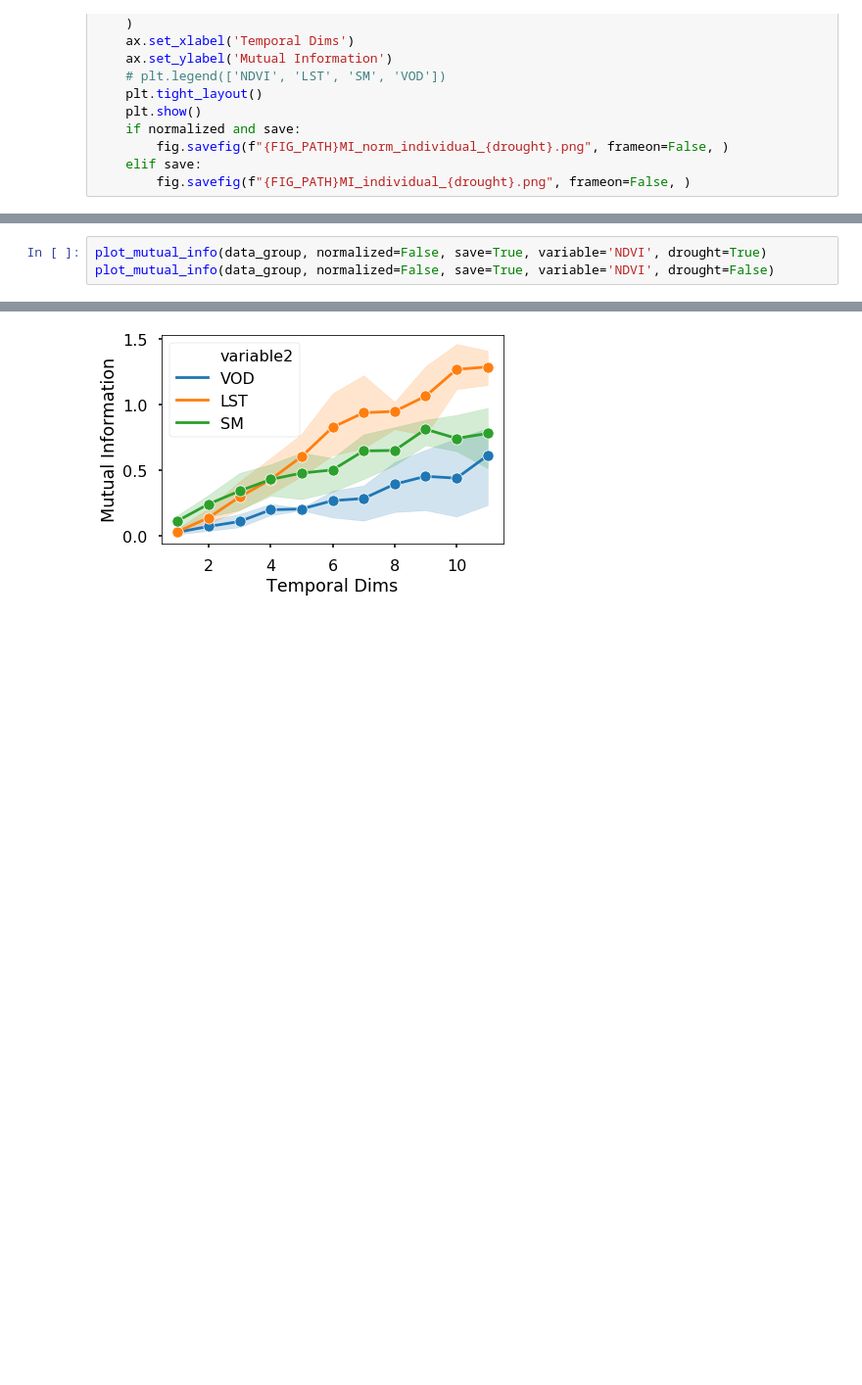
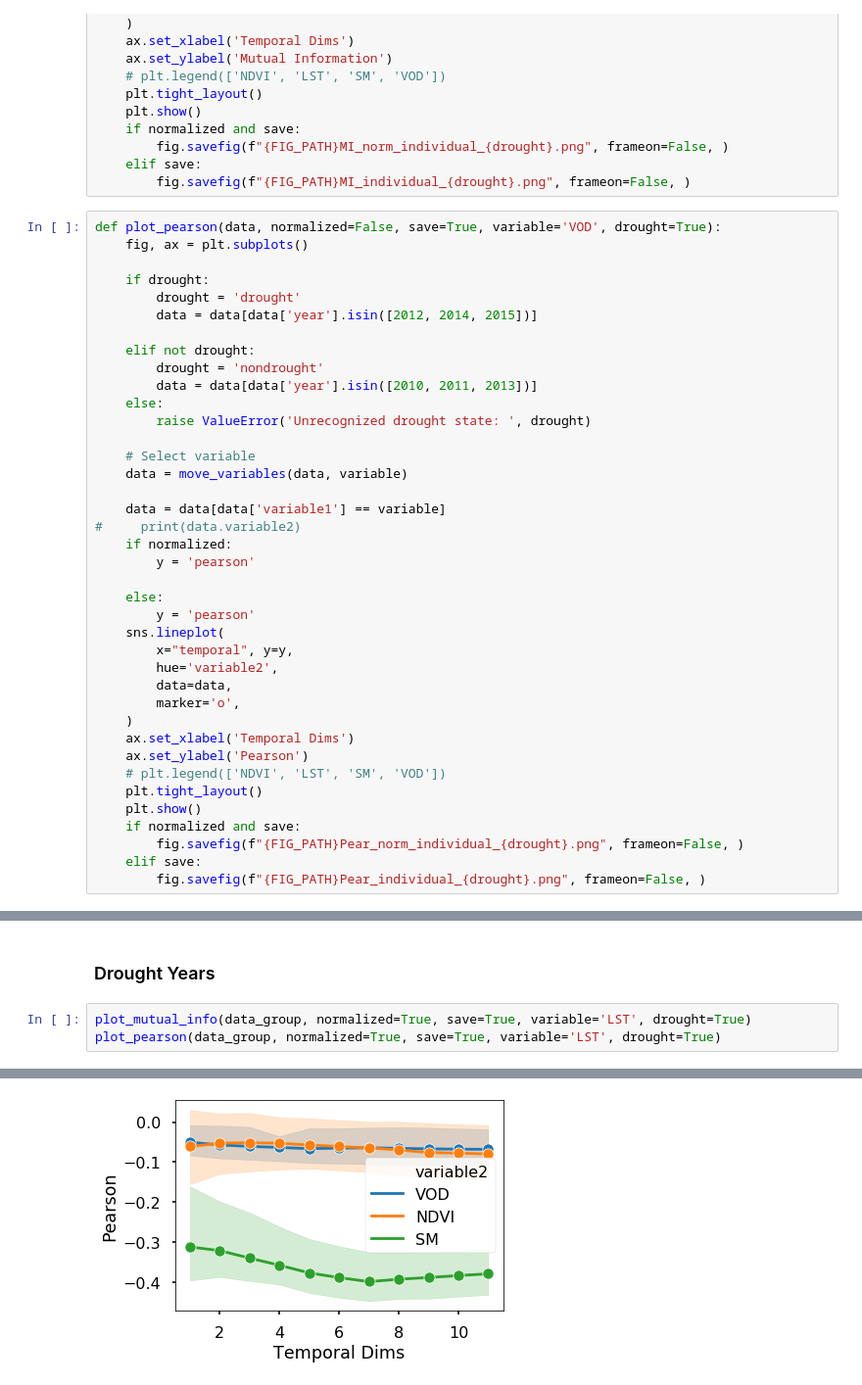
Before and after one commit to jejjohnson/rbig_eo, a Jupyter notebook: notebooks/drought/visualization.ipynb, the cells around one changed output, grey strips where cells are left out. Shown at 98% size. Cells and saved outputs as stored; diff of their text form; blank space fills up the shorter version.

```diff
--- a/notebooks/drought/visualization.ipynb
+++ b/notebooks/drought/visualization.ipynb
@@ -277,4 +299,43 @@ def plot_mutual_info(data, normalized=False, save=True, variable='VOD', drought=
         fig.savefig(f"{FIG_PATH}MI_norm_individual_{drought}.png", frameon=False, )
     elif save:
         fig.savefig(f"{FIG_PATH}MI_individual_{drought}.png", frameon=False, )
+# %%
+def plot_pearson(data, normalized=False, save=True, variable='VOD', drought=True):
+    fig, ax = plt.subplots()
+
+    if drought:
+        drought = 'drought'
+        data = data[data['year'].isin([2012, 2014, 2015])]
+
+    elif not drought:
+        drought = 'nondrought'
+        data = data[data['year'].isin([2010, 2011, 2013])]
+    else:
+        raise ValueError('Unrecognized drought state: ', drought)
+
+    # Select variable
+    data = move_variables(data, variable)
+
+    data = data[data['variable1'] == variable]
+#     print(data.variable2)
+    if normalized:
+        y = 'pearson'
+
+    else:
+        y = 'pearson'
+    sns.lineplot(
+        x="temporal", y=y,
+        hue='variable2',
+        data=data,
+        marker='o',
+    )
+    ax.set_xlabel('Temporal Dims')
+    ax.set_ylabel('Pearson')
+    # plt.legend(['NDVI', 'LST', 'SM', 'VOD'])
+    plt.tight_layout()
+    plt.show()
+    if normalized and save:
+        fig.savefig(f"{FIG_PATH}Pear_norm_individual_{drought}.png", frameon=False, )
+    elif save:
+        fig.savefig(f"{FIG_PATH}Pear_individual_{drought}.png", frameon=False, )
 # %% [markdown]
@@ -296,4 +379,6 @@ plot_mutual_info(data_group, normalized=True, save=True, variable='VOD', drought
+# %% [markdown]
+### Drought Years
 # %%
-plot_mutual_info(data_group, normalized=False, save=True, variable='NDVI', drought=True)
-plot_mutual_info(data_group, normalized=False, save=True, variable='NDVI', drought=False)
+plot_mutual_info(data_group, normalized=True, save=True, variable='LST', drought=True)
+plot_pearson(data_group, normalized=True, save=True, variable='LST', drought=True)
 # %% [output]
@@ -301 +386 @@ plot_mutual_info(data_group, normalized=False, save=True, variable='NDVI', droug
-[figure, old version]
+[figure, new version]
```
Also changed, not shown: parts of 36 cells of this notebook, 2 other files.
